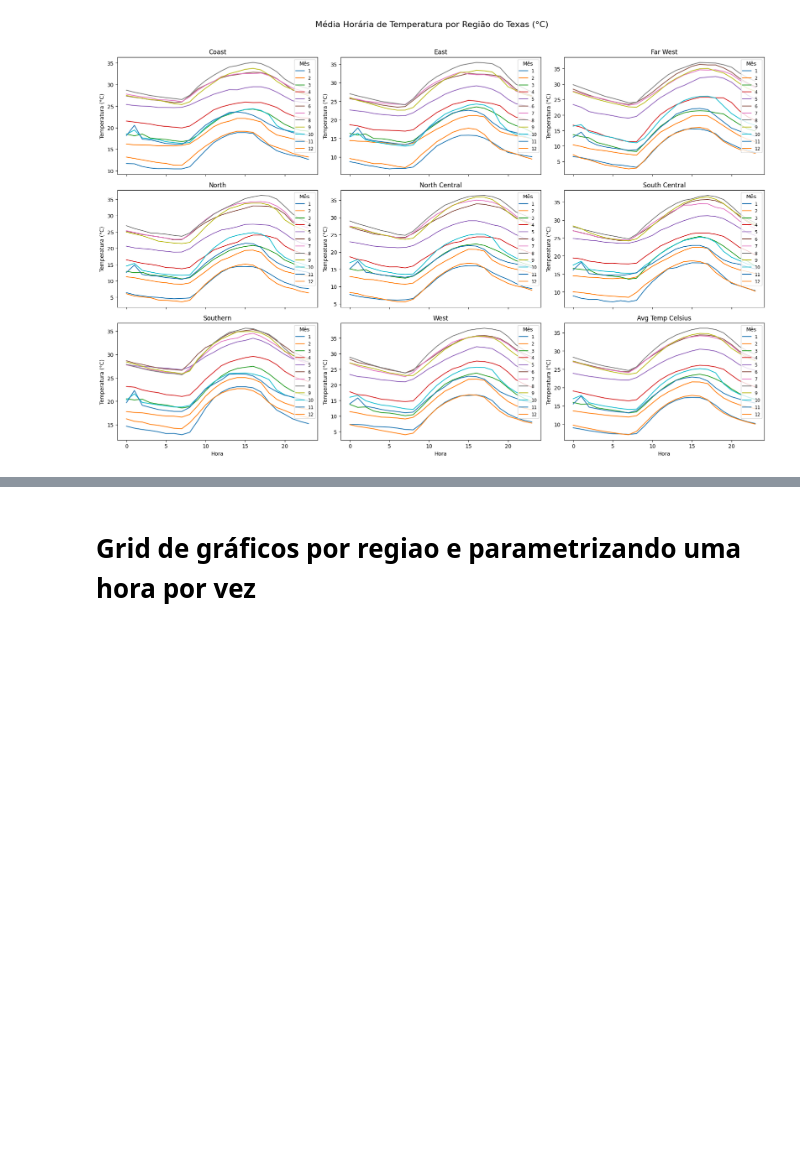
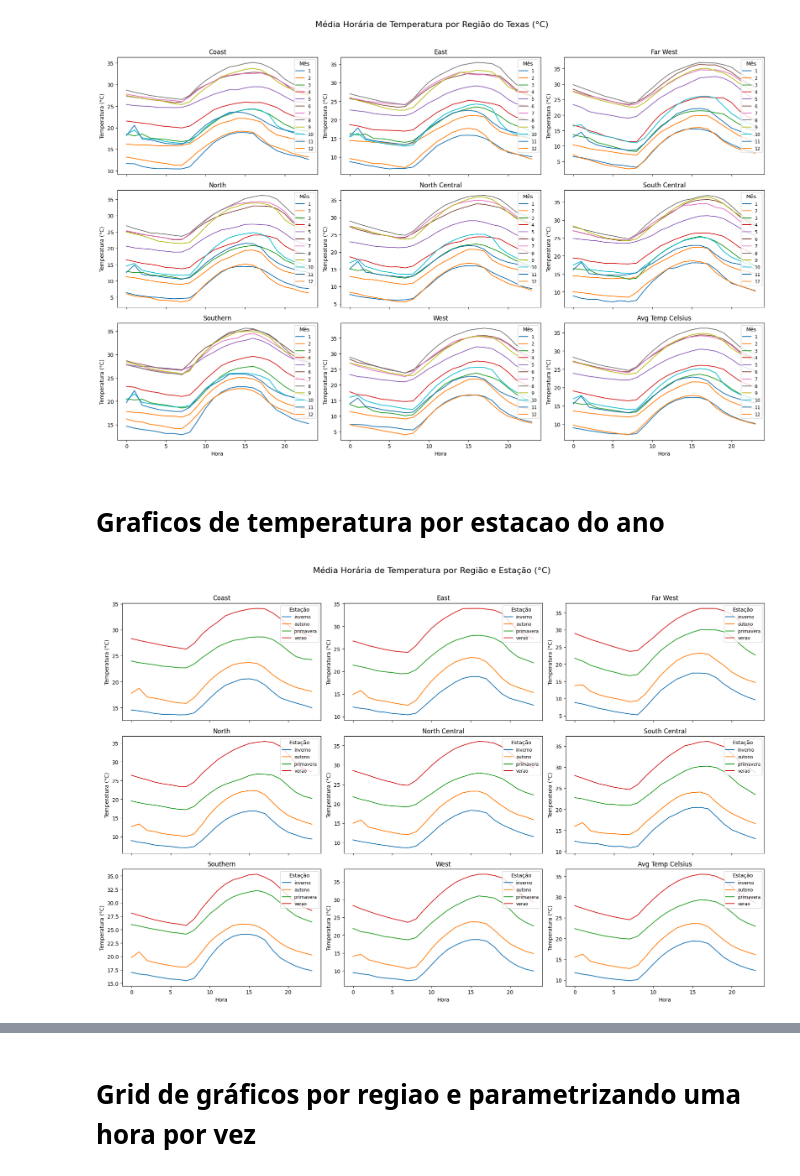
Before and after one commit to jrodrigotico/serena-tcc, a Jupyter notebook: debug_modelo.ipynb, the cells around one changed output, grey strips where cells are left out. Cells and saved outputs as stored; diff of their text form; code cells hidden in the pictures; blank space fills up the shorter version.

```diff
--- a/debug_modelo.ipynb
+++ b/debug_modelo.ipynb
@@ -191,3 +207,43 @@ plt.tight_layout(rect=[0, 0, 1, 0.96])
 plt.show()
 # %% [output]
 [figure]
+# %% [markdown]
+# Graficos de temperatura por estacao do ano
+# %%
+# Lista apenas com colunas de temperatura em Celsius
+regioes_tc = [
+    'coast_tc', 'east_tc', 'far_west_tc',
+    'north_tc', 'north_central_tc', 'south_central_tc',
+    'southern_tc', 'west_tc', 'avg_temp_celsius'
+]
+
+# Configura figura 3x3
+fig, axes = plt.subplots(3, 3, figsize=(18, 12), sharex=True)
+axes = axes.flatten()
+
+# Criar gráfico para cada região
+for i, regiao in enumerate(regioes_tc):
+    df_regiao = df_dia_semana.groupby(['estacao', 'hour'])[regiao].mean().reset_index()
+
+    sns.lineplot(
+        data=df_regiao,
+        x='hour',
+        y=regiao,
+        hue='estacao',
+        palette='tab10',
+        ax=axes[i]
+    )
+
+    # Títulos e estética
+    nome_formatado = regiao.replace('_tc', '').replace('_', ' ').title()
+    axes[i].set_title(f'{nome_formatado}')
+    axes[i].set_xlabel('Hora')
+    axes[i].set_ylabel('Temperatura (°C)')
+    axes[i].legend(title='Estação', fontsize='small', loc='upper right')
+
+# Ajustes finais
+plt.suptitle('Média Horária de Temperatura por Região e Estação (°C)', fontsize=16)
+plt.tight_layout(rect=[0, 0, 1, 0.96])
+plt.show()
+# %% [output]
+[figure, added]
```
Also changed, not shown: parts of 16 cells of this notebook, 3 other files.
